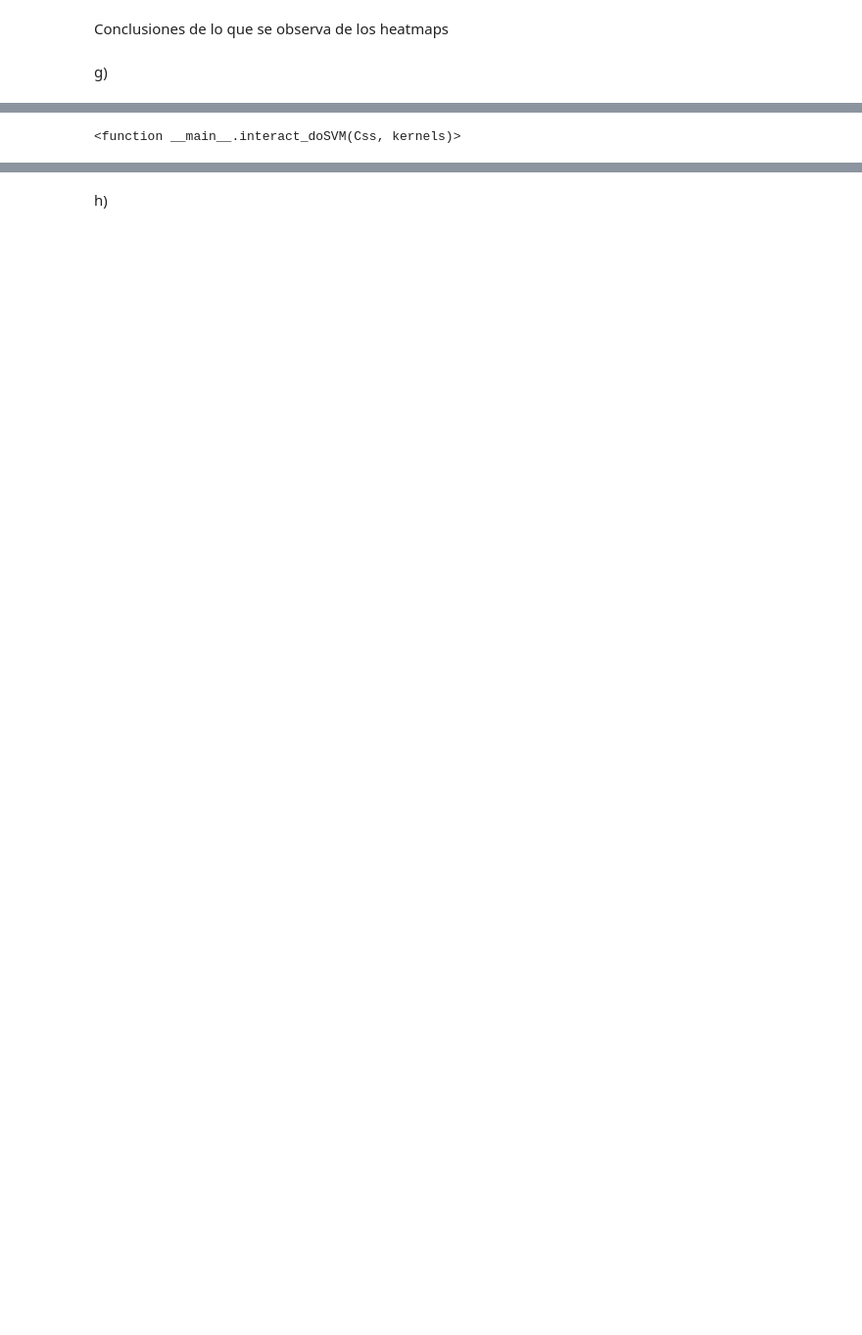
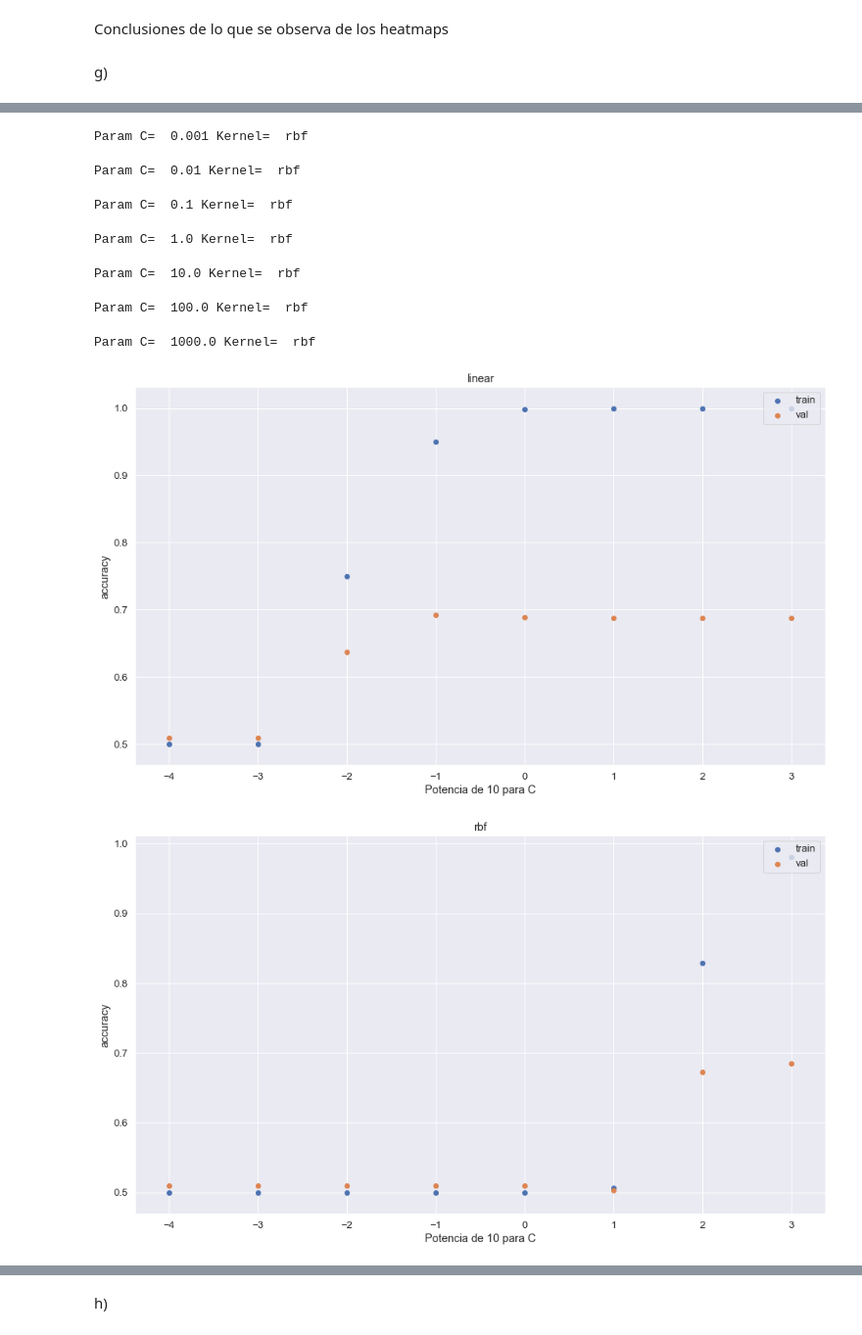
Before and after one commit to chrisgcs/Tarea3ML, a Jupyter notebook: Desarrollo.ipynb, the cells around one changed output, grey strips where cells are left out. Shown: that part at 98% size. Cells and saved outputs as stored; diff of their text form; code cells hidden in the pictures; blank space fills up the shorter version.

```diff
--- a/Desarrollo.ipynb
+++ b/Desarrollo.ipynb
@@ -296,35 +318,47 @@ def do_SVM(x,y,xv,yv, param, kernel='linear'):
 Cs = np.power(np.repeat(10., 8),np.arange(-4,4))
 
 def interact_doSVM(Css, kernels):
-    model, train_acc, test_acc = do_SVM(features_train, labels_train, features_val, labels_val, param= Css, kernel=kernels)
-    print("train acc: ",train_acc)
-    print("val acc: ",test_acc)
+    values=np.log10(Css)
+    for kernel in kernels:
+        train_list =[]
+        test_list=[]
+        for Cs in Css:
+            model, train_acc, test_acc = do_SVM(features_train, labels_train, features_val, labels_val, param= Cs, kernel=kernel)
+            train_list.append(train_acc)
+            test_list.append(test_acc)
+        plt.figure(figsize = (16,9))
+        plt.xlabel('Potencia de 10 para C')
+        plt.ylabel('accuracy')
+        plt.scatter(values, train_list, label= "train")
+        plt.scatter(values, test_list, label = "val")
+        plt.title(kernel)
+        plt.legend(loc="upper right")
 
     #Train
-    lista_train = model.predict(features_train)
-    #
-    y_true_train = list(map(str,lista_train))
-    y_pred_train = list(map(str,labels_train))
-    data = confusion_matrix(y_true_train, y_pred_train)
-    df_cm = pd.DataFrame(data, columns=np.unique(y_true_train), index = np.unique(y_true_train))
-    df_cm.index.name = 'Actual'
-    df_cm.columns.name = 'Predicted Train'
-    plt.figure(figsize = (10,7))
-    sn.set(font_scale=1.2)#for label size
-    sn.heatmap(df_cm, cmap="Blues", annot=True,annot_kws={"size": 14})# font size
+    # lista_train = model.predict(features_train)
+    # #
+    # y_true_train = list(map(str,lista_train))
+    # y_pred_train = list(map(str,labels_train))
+    # data = confusion_matrix(y_true_train, y_pred_train)
+    # df_cm = pd.DataFrame(data, columns=np.unique(y_true_train), index = np.unique(y_true_train))
+    # df_cm.index.name = 'Actual'
+    # df_cm.columns.name = 'Predicted Train'
+    # plt.figure(figsize = (10,7))
+    # sn.set(font_scale=1.2)#for label size
+    # sn.heatmap(df_cm, cmap="Blues", annot=True,annot_kws={"size": 14})# font size
 
-    #Val
-    lista_val = model.predict(features_val)
-    #
-    y_true_val = list(map(str,lista_val))
-    y_pred_val = list(map(str,labels_val))
-    data = confusion_matrix(y_true_val, y_pred_val)
-    df_cm = pd.DataFrame(data, columns=np.unique(y_true_val), index = np.unique(y_true_val))
-    df_cm.index.name = 'Actual'
-    df_cm.columns.name = 'Predicted Val'
-    plt.figure(figsize = (10,7))
-    sn.set(font_scale=1.2)#for label size
-    sn.heatmap(df_cm, cmap="Blues", annot=True,annot_kws={"size": 14})# font size
+    # #Val
+    # lista_val = model.predict(features_val)
+    # #
+    # y_true_val = list(map(str,lista_val))
+    # y_pred_val = list(map(str,labels_val))
+    # data = confusion_matrix(y_true_val, y_pred_val)
+    # df_cm = pd.DataFrame(data, columns=np.unique(y_true_val), index = np.unique(y_true_val))
+    # df_cm.index.name = 'Actual'
+    # df_cm.columns.name = 'Predicted Val'
+    # plt.figure(figsize = (10,7))
+    # sn.set(font_scale=1.2)#for label size
+    # sn.heatmap(df_cm, cmap="Blues", annot=True,annot_kws={"size": 14})# font size
 
-interact(interact_doSVM, Css=Cs, kernels = ['linear', 'rbf'])
+interact_doSVM(Css=Cs, kernels = ['linear', 'rbf'])
 # %% [output]
@@ -332,2 +374,10 @@ interactive(children=(Dropdown(description='Css', options=(0.0001, 0.001, 0.01,
-<function __main__.interact_doSVM(Css, kernels)>
+Param C=  0.001 Kernel=  rbf
+Param C=  0.01 Kernel=  rbf
+Param C=  0.1 Kernel=  rbf
+Param C=  1.0 Kernel=  rbf
+Param C=  10.0 Kernel=  rbf
+Param C=  100.0 Kernel=  rbf
+Param C=  1000.0 Kernel=  rbf
+[figure, added]
+[figure, added]
 # %% [markdown]
```
Also changed, not shown: parts of 9 cells of this notebook.
